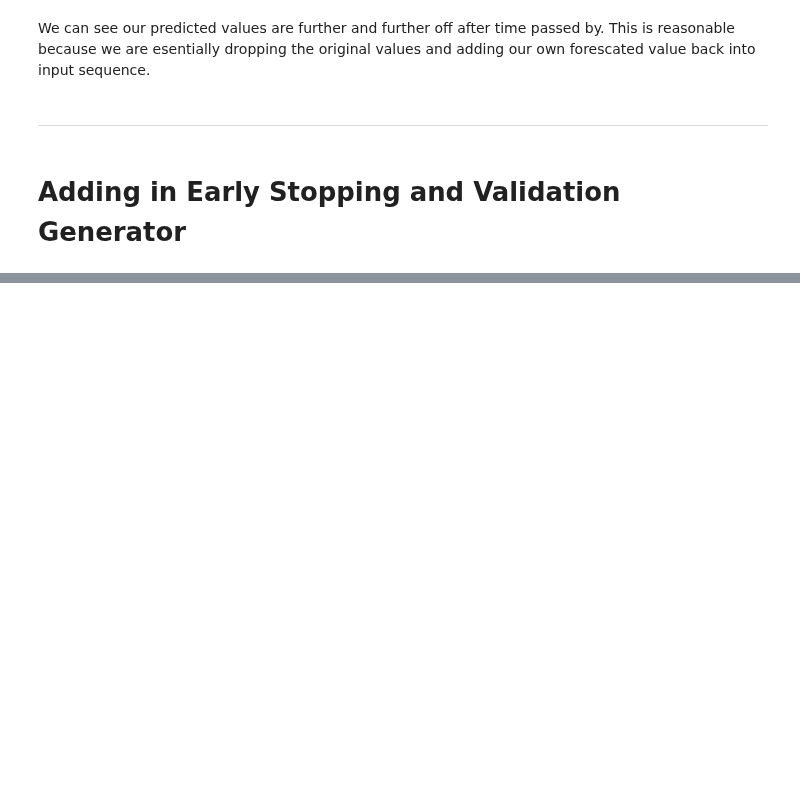
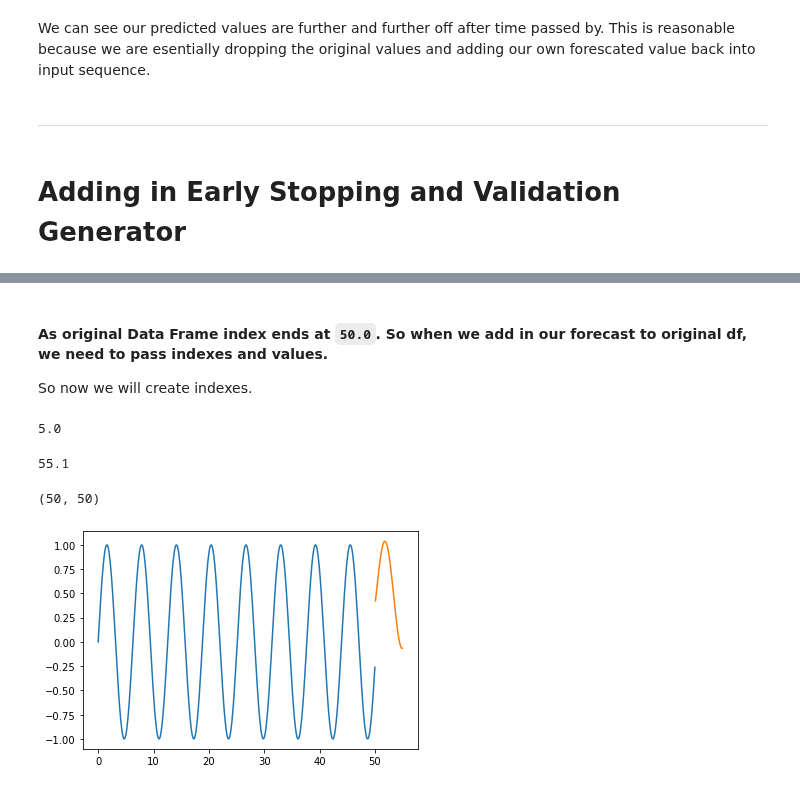
Before and after one commit to ptyadana/Data-Science-and-Machine-Learning-Projects-Dojo, a Jupyter notebook: Complete Tensorflow 2 and Keras Deep Learning Bootcamp - JP/05-RNNs/00-RNN-SineWave-Example.ipynb, the cells around one changed output, grey strips where cells are left out. Saved outputs shown, nothing was run; the diff lists cells and outputs as text; code cells hidden in the pictures; blank space fills up the shorter version.

```diff
--- a/Complete Tensorflow 2 and Keras Deep Learning Bootcamp - JP/05-RNNs/00-RNN-SineWave-Example.ipynb
+++ b/Complete Tensorflow 2 and Keras Deep Learning Bootcamp - JP/05-RNNs/00-RNN-SineWave-Example.ipynb
@@ -700,0 +811,14 @@ We can see our predicted values are further and further off after time passed by
+# %%
+# create model
+model = Sequential()
+
+model.add(LSTM(50, input_shape=(length, n_features)))
+
+model.add(Dense(1))
+
+model.compile(optimizer='adam', loss='mse')
+# %%
+# fit the model
+model.fit(generator,
+              epochs=6,
+              verbose=1)
@@ -700,0 +837,13 @@ We can see our predicted values are further and further off after time passed by
+# %%
+# make forecast into the future
+forecast = []
+
+first_evaluation_batch = scaled_full_data[-length: ]
+current_batch = first_evaluation_batch.reshape((1, length, n_features))
+
+for i in range(len(test)):
+    current_prediction = model.predict(current_batch)[0]
+
+    forecast.append(current_prediction)
+
+    current_batch = np.append(current_batch[:, 1: , :], [[current_prediction]], axis=1)
@@ -700,0 +862,22 @@ We can see our predicted values are further and further off after time passed by
+# %% [markdown]
+#### As original Data Frame index ends at `50.0`. So when we add in our forecast to original df, we need to pass indexes and values.
+So now we will create indexes.
+# %%
+50 * 0.1 # we forecast 25 points into the future, 9.1 is just the step size that we want to create for indexes
+# %% [output]
+5.0
+# %%
+50.1 + 5.0 # ending index
+# %% [output]
+55.1
+# %%
+forecast_index = np.arange(50.1, 55.1, step=0.1)
+# %%
+len(forecast_index), len(forecast) # make sure both has same length
+# %% [output]
+(50, 50)
+# %%
+plt.plot(df.index, df['Sine'])
+plt.plot(forecast_index, forecast);
+# %% [output]
+[figure, added]
```
Also changed, not shown: parts of 35 cells of this notebook, 1 other file.
